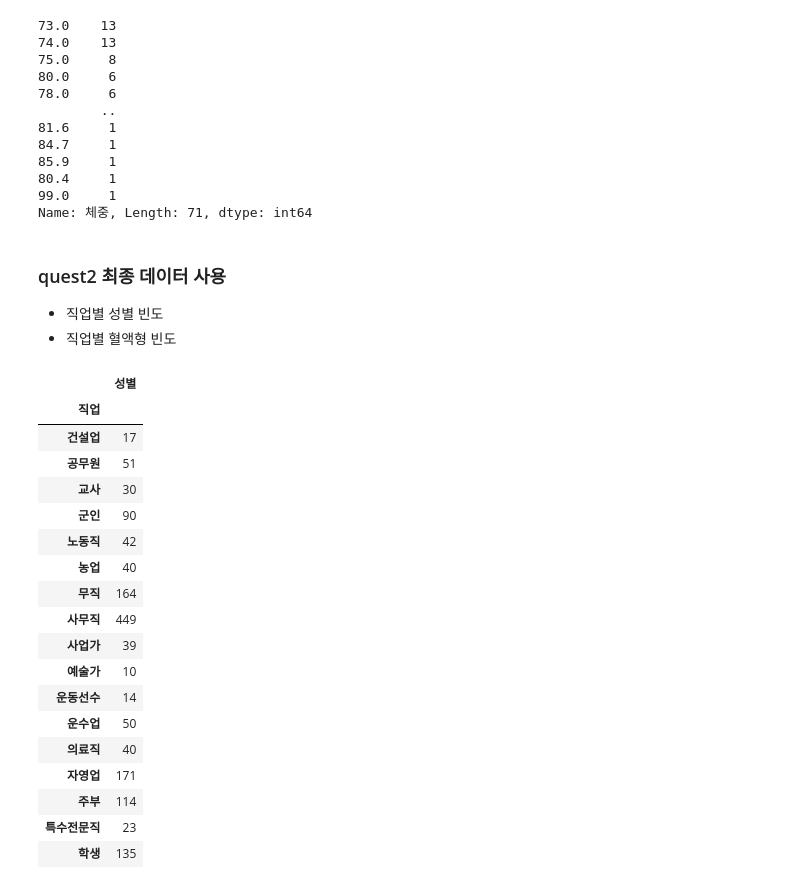
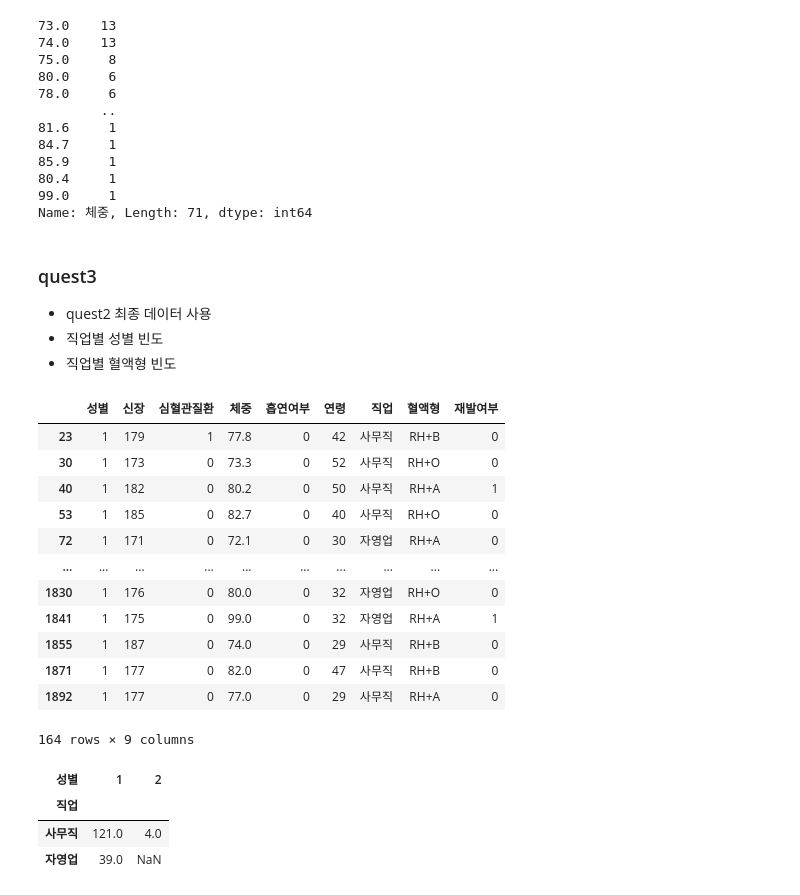
Before and after one commit to araya1203/study_data_analytics, a Jupyter notebook: codes/DDA/RecurrenceOfSurgery_DDA.ipynb, the cells around one changed output. Drawn from its saved outputs; the diff is of its cells as text; code cells hidden in the pictures.

```diff
--- a/codes/DDA/RecurrenceOfSurgery_DDA.ipynb
+++ b/codes/DDA/RecurrenceOfSurgery_DDA.ipynb
@@ -269,7 +269,8 @@ df_ROS_quest2['체중'].value_counts()
 99.0     1
 Name: 체중, Length: 71, dtype: int64
 # %% [markdown]
-### quest2 최종 데이터 사용
+### quest3
+- quest2 최종 데이터 사용
 - 직업별 성별 빈도
 - 직업별 혈액형 빈도
 # %%
@@ -279,25 +278,26 @@ import numpy as np
+# %%
+df_ROS_quest2
+# %% [output]
+|  | 성별 | 신장 | 심혈관질환 | 체중 | 흡연여부 | 연령 | 직업 | 혈액형 | 재발여부 |
+| 23 | 1 | 179 | 1 | 77.8 | 0 | 42 | 사무직 | RH+B | 0 |
+| 30 | 1 | 173 | 0 | 73.3 | 0 | 52 | 사무직 | RH+O | 0 |
+| 40 | 1 | 182 | 0 | 80.2 | 0 | 50 | 사무직 | RH+A | 1 |
+| 53 | 1 | 185 | 0 | 82.7 | 0 | 40 | 사무직 | RH+O | 0 |
+| 72 | 1 | 171 | 0 | 72.1 | 0 | 30 | 자영업 | RH+A | 0 |
+| ... | ... | ... | ... | ... | ... | ... | ... | ... | ... |
+| 1830 | 1 | 176 | 0 | 80.0 | 0 | 32 | 자영업 | RH+O | 0 |
+| 1841 | 1 | 175 | 0 | 99.0 | 0 | 32 | 자영업 | RH+A | 1 |
+| 1855 | 1 | 187 | 0 | 74.0 | 0 | 29 | 사무직 | RH+B | 0 |
+| 1871 | 1 | 177 | 0 | 82.0 | 0 | 47 | 사무직 | RH+B | 0 |
+| 1892 | 1 | 177 | 0 | 77.0 | 0 | 29 | 사무직 | RH+A | 0 |
+164 rows × 9 columns
 # %%
 # 직업별 성별 빈도 구하기
-df_ROS.pivot_table(index='직업', values='성별', aggfunc=np.size)
+df_ROS_quest2.pivot_table(index='직업', columns='성별', aggfunc='size')
 # %% [output]
-|  | 성별 |
-| 직업 |  |
-| 건설업 | 17 |
-| 공무원 | 51 |
-| 교사 | 30 |
-| 군인 | 90 |
-| 노동직 | 42 |
-| 농업 | 40 |
-| 무직 | 164 |
-| 사무직 | 449 |
-| 사업가 | 39 |
-| 예술가 | 10 |
-| 운동선수 | 14 |
-| 운수업 | 50 |
-| 의료직 | 40 |
-| 자영업 | 171 |
-| 주부 | 114 |
-| 특수전문직 | 23 |
-| 학생 | 135 |
+| 성별 | 1 | 2 |
+| 직업 |  |  |
+| 사무직 | 121.0 | 4.0 |
+| 자영업 | 39.0 | NaN |
 # %%
 # 직업별 혈액형 빈도 구하기
```
Also changed, not shown: parts of 2 cells of this notebook.
